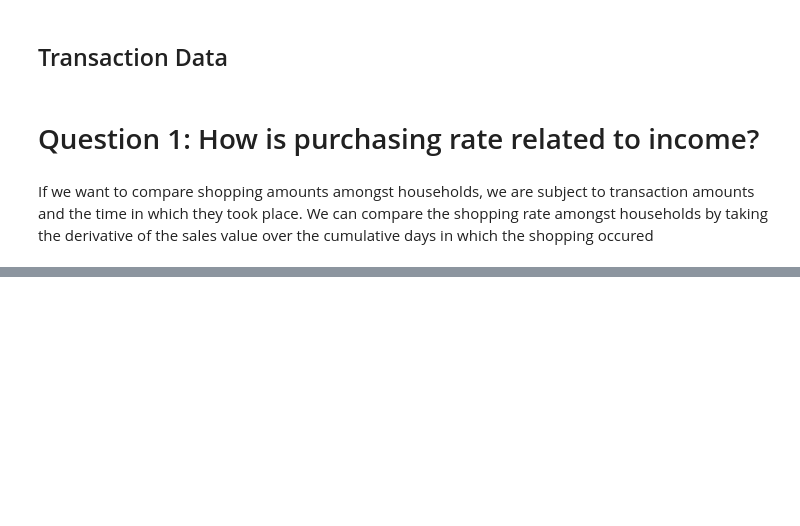
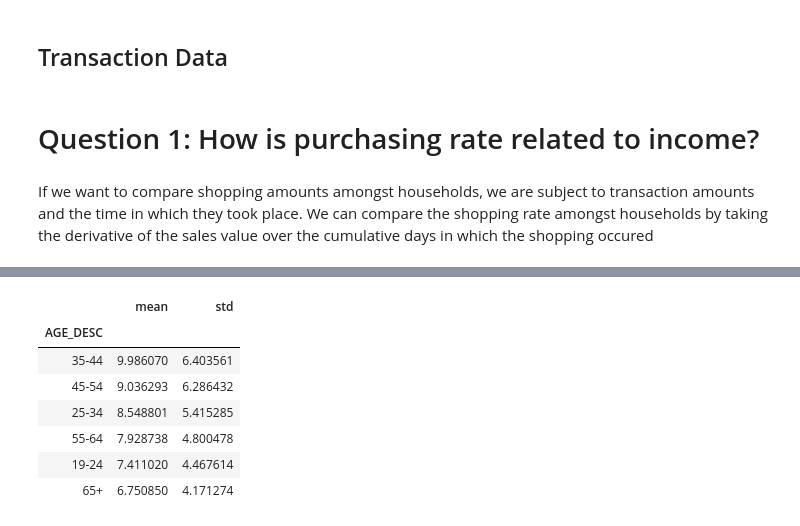
Before and after one commit to raphaelreiss/ADA_project, a Jupyter notebook: src/TermProject.ipynb, the cells around one changed output, grey strips where cells are left out. Saved outputs shown, nothing was run; the diff lists cells and outputs as text; code cells hidden in the pictures; blank space fills up the shorter version.

```diff
--- a/src/TermProject.ipynb
+++ b/src/TermProject.ipynb
@@ -117,0 +203,11 @@ household_size = hh_demographic_df['HOUSEHOLD_SIZE_DESC'].replace('5+','6')
+# %%
+hh_demographic_df.groupby('AGE_DESC')['purchase_rate'].agg(['mean','std']).sort_values(by='mean',ascending=False)
+# %% [output]
+|  | mean | std |
+| AGE_DESC |  |  |
+| 35-44 | 9.986070 | 6.403561 |
+| 45-54 | 9.036293 | 6.286432 |
+| 25-34 | 8.548801 | 5.415285 |
+| 55-64 | 7.928738 | 4.800478 |
+| 19-24 | 7.411020 | 4.467614 |
+| 65+ | 6.750850 | 4.171274 |
```
Also changed, not shown: parts of 13 cells of this notebook.
